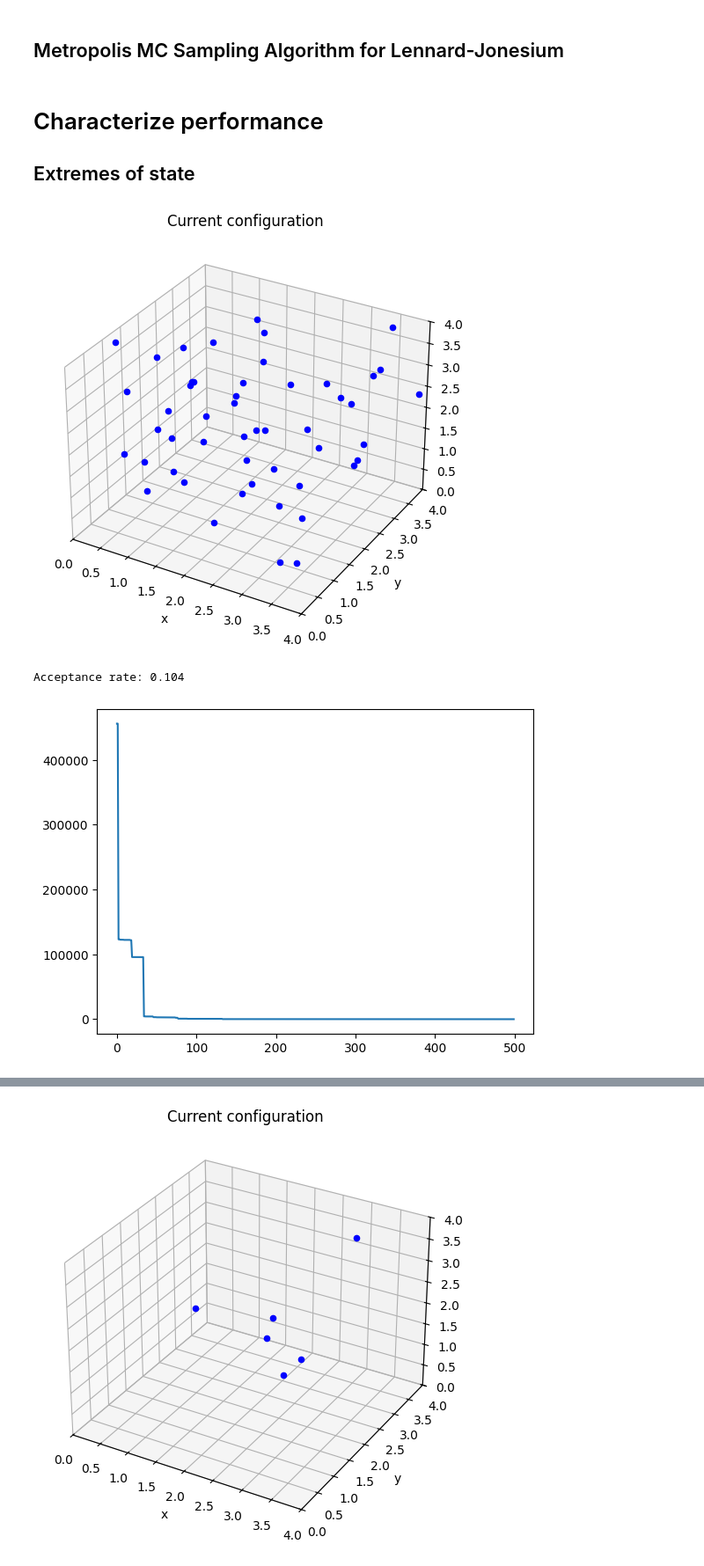
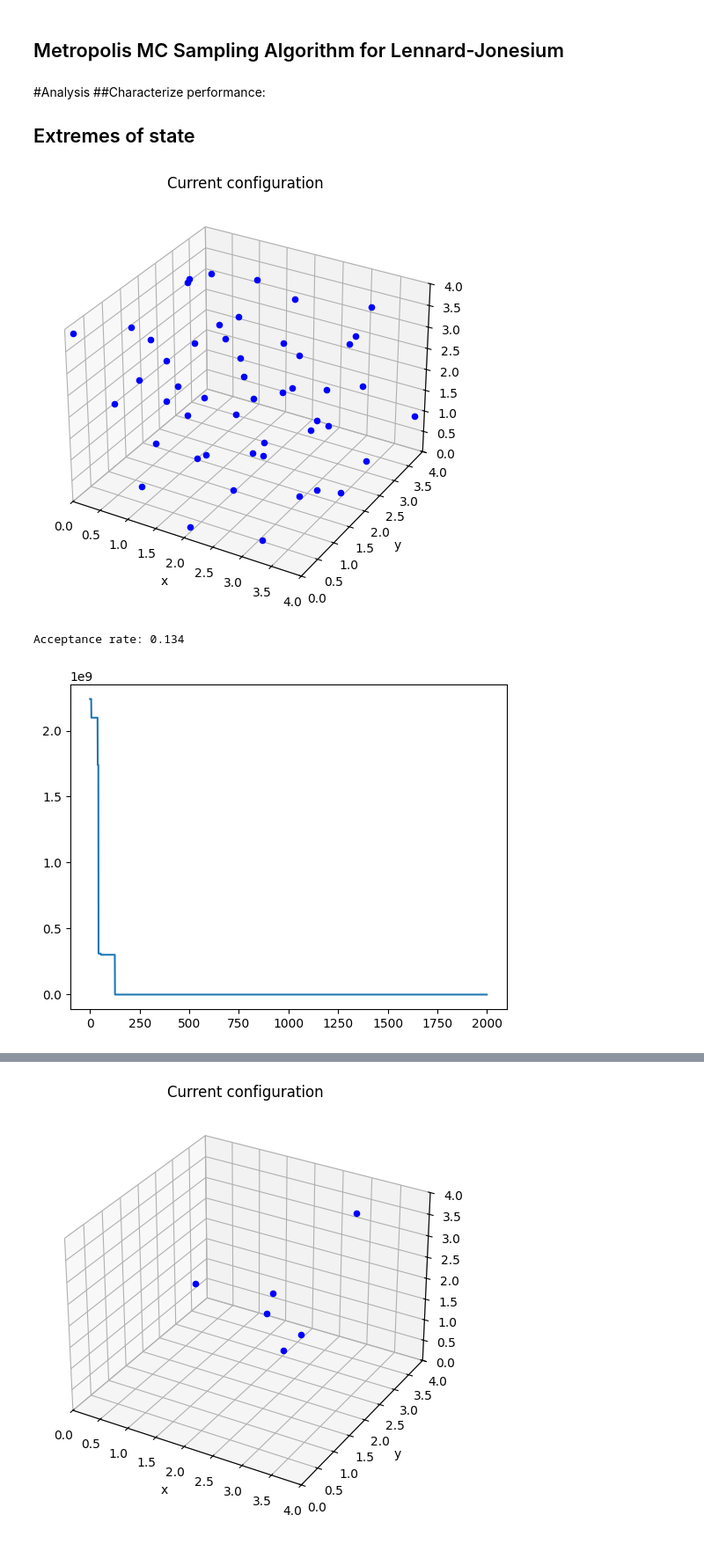
Before and after one commit to StephMcCallum/MSE563-SM, a Jupyter notebook: Project_1.ipynb, the cells around one changed output, grey strips where cells are left out. Shown at 88% size. Saved outputs shown, nothing was run; the diff lists cells and outputs as text; code cells hidden in the pictures.

```diff
--- a/Project_1.ipynb
+++ b/Project_1.ipynb
@@ -16,9 +16,10 @@ def pbc(site,L): #The convention here is to have positive lattice indices
   return site
 
 class box():
-  def __init__(self,N=5,L=4,T=1.0,ideal=False):
+  def __init__(self,N,L,T,ideal=False):
     self.L = L
     self.N = N
+    self.density = self.N/(self.L**3)
     self.epsilon = -1
     self.kT = T
     self.ideal = ideal
@@ -52,12 +53,13 @@ class box():
     force = f_magnitude*delta/r #force vector
     return r,force,delta
 
-  def lennard_jones_potential(self,r, epsilon=1.0, sigma=1.0,r_cut=2.5):
+  def lennard_jones_potential(self,r, epsilon=1.0, sigma=1.0):
+    tail_correction = (8/3)*numpy.pi*self.density*((1/3)*(1/(self.L/2))**9 - (1/(self.L/2))**3)
     if r == 0:
       return numpy.inf
-    if r > r_cut:
+    if r > self.L/2: #r-cut
       return 0
-    potential = 4 * epsilon * ((sigma / r)**12 - (sigma / r)**6)
+    potential = 4 * epsilon * ((sigma / r)**12 - (sigma / r)**6) + tail_correction
     return potential
 
   def energy(self):
@@ -74,8 +76,9 @@ class box():
     return energy/2, virial_sum
 
   def pressure(self):
-    density = self.N/(self.L**3)
+    density = self.density
     P_ideal = (density*k_B*self.kT)/(self.L**3)
+    P_correction = (16/3) *numpy.pi* (self.density**2)*((2/3)*(1/(self.L/2))**9 - (1/(self.L/2))**3)
     pressure = P_ideal + (self.virial/(3*(self.L**3)))
     return pressure
 
@@ -102,7 +105,7 @@ class simulation():
       self.trial_move()
       self.energies[i] = self.box.E/N
     self.C_v = self.heat_capacity()
-    self.plot = self.plot(self.box.particles,self.box.L)
+    #self.plot = self.plot(self.box.particles,self.box.L)
 
 
   def heat_capacity(self):
@@ -128,7 +131,7 @@ class simulation():
     self.box.E = oldE
     self.rejected += 1
 
-  def plot(self, particles, L, title = "Current configuration"):
+  def plot(self, particles, L):
     fig = plt.figure(figsize=(6,6))
     ax = fig.add_subplot(111, projection='3d')
 
@@ -141,22 +144,23 @@ class simulation():
     ax.set_xlim(0, L)
     ax.set_ylim(0, L)
     ax.set_zlim(0, L)
-    plt.title(title)
-    plt.show()
+    #plt.title(title)
+    #plt.show()
 # %%
 k_B = 1.0
 ideal_gas_C_v = 3/2*k_B
 # %% [markdown]
-# Characterize performance
+#Analysis
+##Characterize performance:
 ## Extremes of state
 # %%
 #Extreme: high density, low temperature
 import matplotlib.pyplot as plt
-s = simulation(N=50,L=4,T=0.001,steps=500,seed = 2) #density of 0.8
+s = simulation(N=50,L=4,T=0.05,steps=2000,seed = 2) #density of 0.8
 plt.plot(s.energies)
 print("Acceptance rate:", s.accepted/500)
 # %% [output]
-[figure, old version]
+[figure, new version]
-Acceptance rate: 0.104
+Acceptance rate: 0.134
-[figure, old version]
+[figure, new version]
 # %%
```
Also changed, not shown: parts of 10 cells of this notebook.
